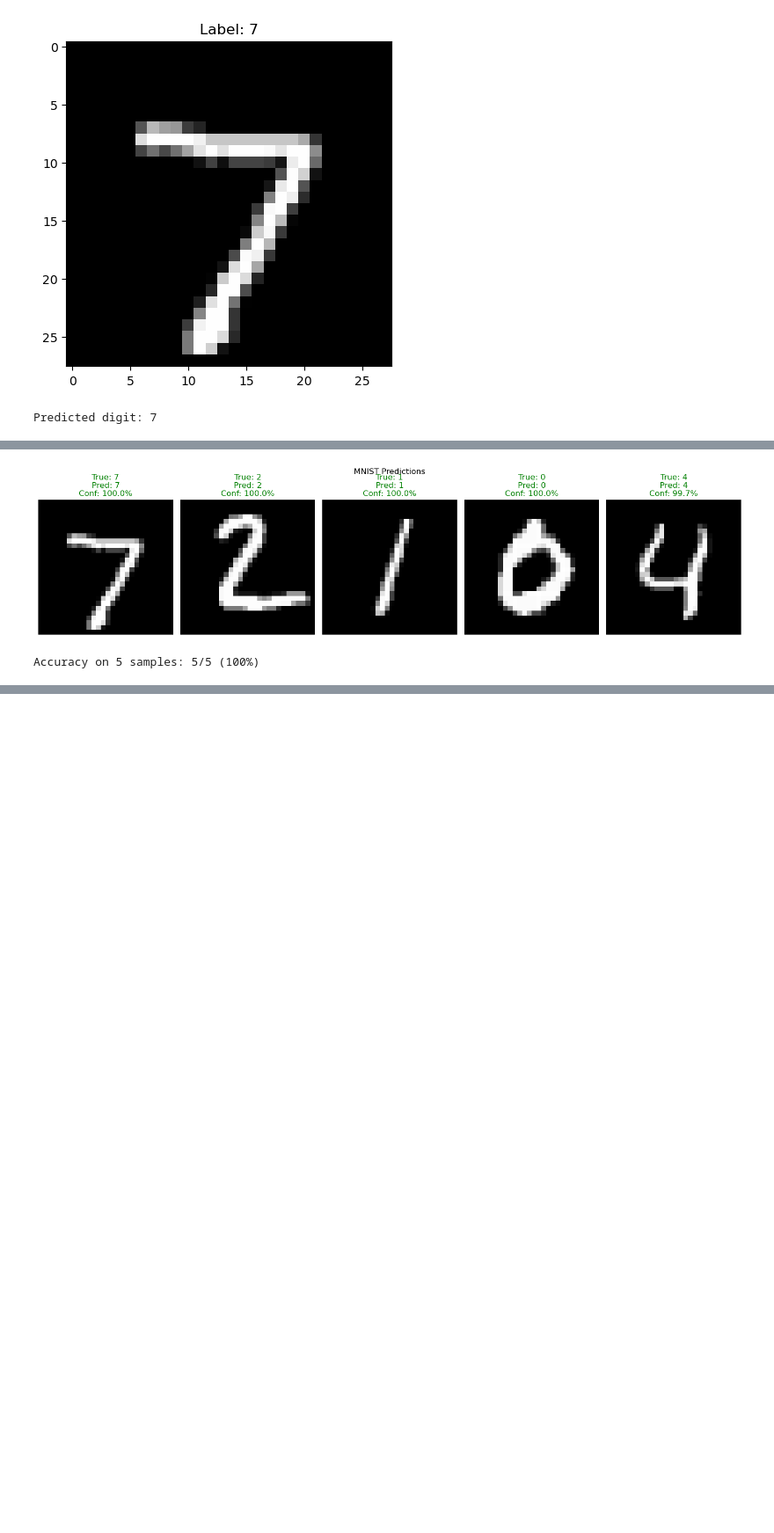
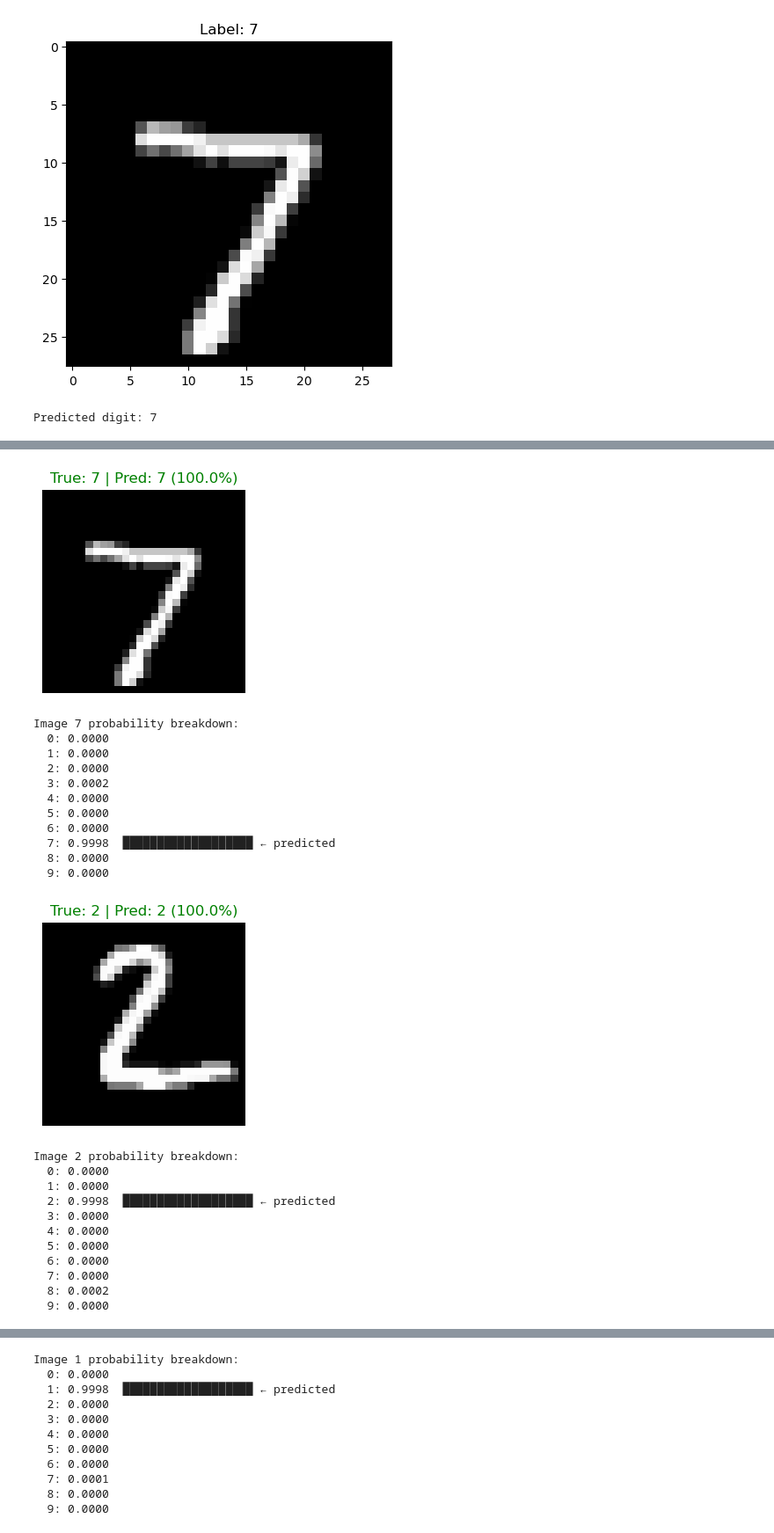
Before and after one commit to s3achan/Image-Detection, a Jupyter notebook: Cnn_Prediction.ipynb, the cells around one changed output, grey strips where cells are left out. Shown at 88% size. Cells and saved outputs as stored; diff of their text form; code cells hidden in the pictures; blank space fills up the shorter version.

```diff
--- a/Cnn_Prediction.ipynb
+++ b/Cnn_Prediction.ipynb
@@ -130,23 +130,22 @@ Predicted digit: 7
 num_images = 5
 predictions = model.predict(X_test[:num_images])
 
-fig, axes = plt.subplots(1, num_images, figsize=(15, 4))
-
 for i in range(num_images):
     predicted_digit = np.argmax(predictions[i])
-    confidence = np.max(predictions[i]) * 100
-    true_label = y_test[i]
-    is_correct = predicted_digit == true_label
+    confidence= np.max(predictions[i]) * 100
+    true_label= y_test[i]
+    is_correct= predicted_digit == true_label
 
-    axes[i].imshow(X_test[i].reshape(28, 28), cmap='gray')
-    axes[i].axis('off')
     color = 'green' if is_correct else 'red'
-    axes[i].set_title(f"True: {true_label}\nPred: {predicted_digit}\nConf: {confidence:.1f}%",color=color)
+    plt.figure(figsize=(3, 3))
+    plt.imshow(X_test[i].reshape(28, 28), cmap='gray')
+    plt.title(f"True: {true_label} | Pred: {predicted_digit} ({confidence:.1f}%)", color=color)
+    plt.axis('off')
+    plt.show()
 
-plt.suptitle("MNIST Predictions")
-plt.tight_layout()
-plt.show()
-
-correct = sum(np.argmax(predictions[i]) == y_test[i] for i in range(num_images))
-print(f"\nAccuracy on {num_images} samples: {correct}/{num_images} ({correct/num_images*100:.0f}%)")
+    print(f"Image {predicted_digit} probability breakdown:")
+    for digit, prob in enumerate(predictions[i]):
+        bar    = '█' * int(prob * 20)
+        marker = ' ← predicted' if digit == predicted_digit else ''
+        print(f"  {digit}: {prob:.4f}  {bar}{marker}")
 # %% [output]
@@ -154,2 +153,24 @@ print(f"\nAccuracy on {num_images} samples: {correct}/{num_images} ({correct/num
-[figure, old version]
+[figure, new version]
-Accuracy on 5 samples: 5/5 (100%)
+Image 7 probability breakdown:
+  0: 0.0000
+  1: 0.0000
+  2: 0.0000
+  3: 0.0002
+  4: 0.0000
+  5: 0.0000
+  6: 0.0000
+  7: 0.9998  ███████████████████ ← predicted
+  8: 0.0000
+  9: 0.0000
+[figure, added]
+Image 2 probability breakdown:
+  0: 0.0000
+  1: 0.0000
+  2: 0.9998  ███████████████████ ← predicted
+  3: 0.0000
+  4: 0.0000
+  5: 0.0000
+  6: 0.0000
+  7: 0.0000
+  8: 0.0002
+  9: 0.0000
@@ -155,0 +178,11 @@ Accuracy on 5 samples: 5/5 (100%)
+Image 1 probability breakdown:
+  0: 0.0000
+  1: 0.9998  ███████████████████ ← predicted
+  2: 0.0000
+  3: 0.0000
+  4: 0.0000
+  5: 0.0000
+  6: 0.0000
+  7: 0.0001
+  8: 0.0000
+  9: 0.0000
```
Also changed, not shown: parts of 1 cell of this notebook.
